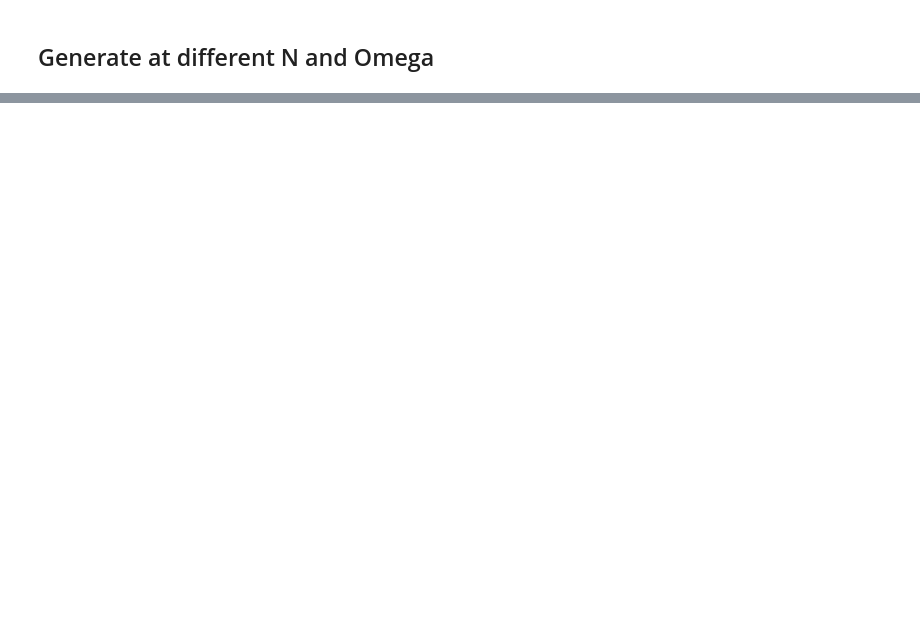
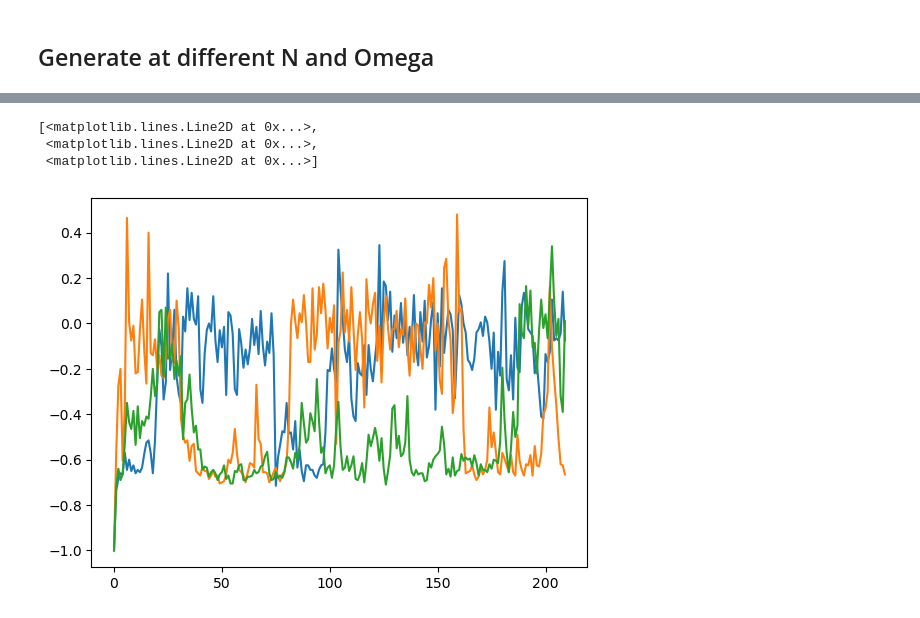
Before and after one commit to leppenen/project_ML4sci, a Jupyter notebook: different_omega/train_and_experiments.ipynb, the cells around one changed output, grey strips where cells are left out. Saved outputs shown, nothing was run; the diff lists cells and outputs as text; code cells hidden in the pictures; blank space fills up the shorter version.

```diff
--- a/different_omega/train_and_experiments.ipynb
+++ b/different_omega/train_and_experiments.ipynb
@@ -53,0 +129,8 @@ plt.tight_layout()
+# %%
+gen_traj = generate_trajectories(model, 18, 0.8, initial_sz, sz.shape[1], time_end=checkpoint['time_end'], temperature=.8)
+plt.plot(gen_traj[:3].cpu().T)
+# %% [output]
+[<matplotlib.lines.Line2D at 0x...>,
+ <matplotlib.lines.Line2D at 0x...>,
+ <matplotlib.lines.Line2D at 0x...>]
+[figure, added]
```
Also changed, not shown: parts of 12 cells of this notebook, 2 other files.
